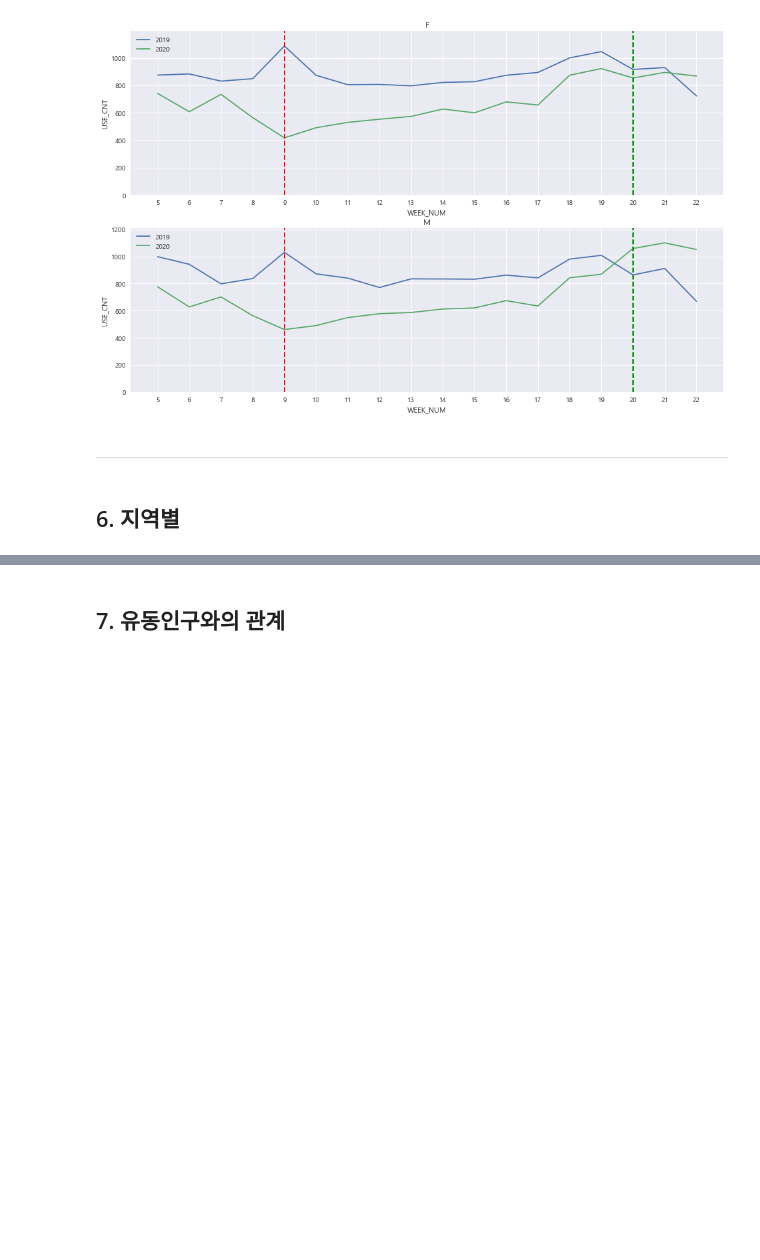
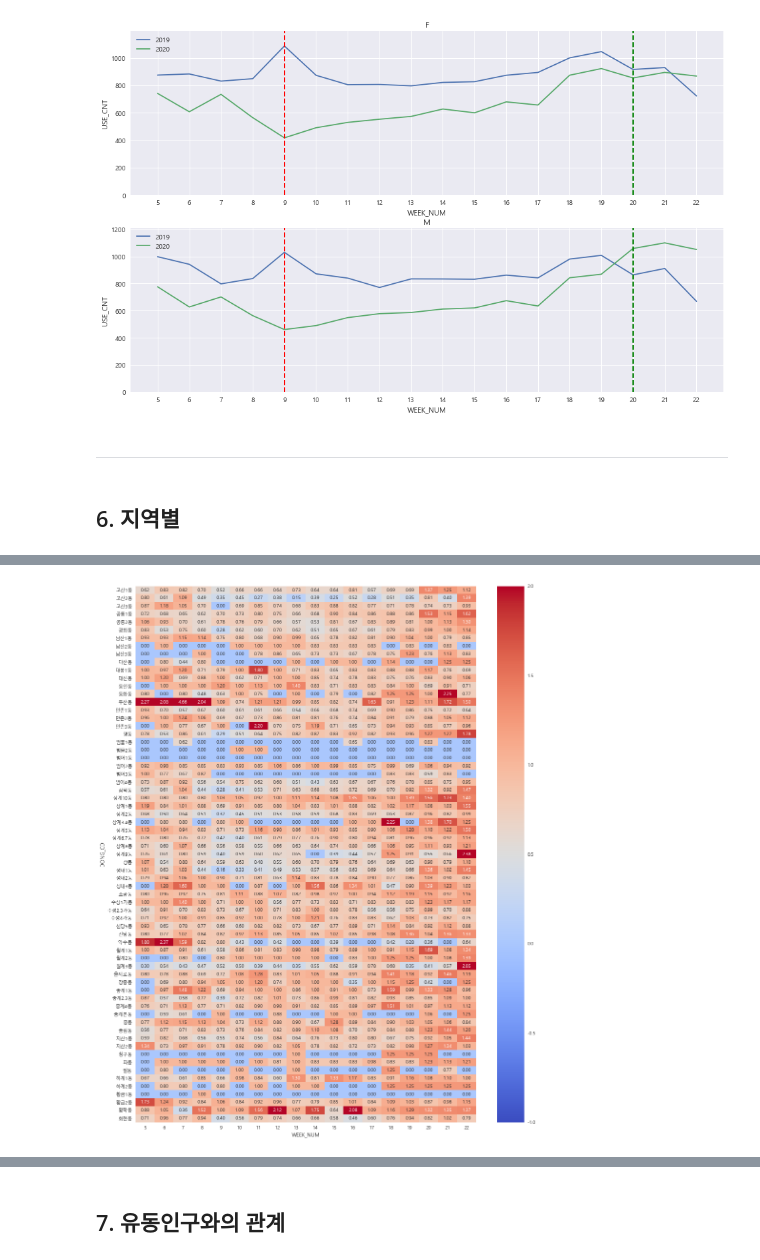
Before and after one commit to minkithub/bigcon2020, a Jupyter notebook: Hyoeun/레저용품.ipynb, the cells around one changed output, grey strips where cells are left out. Saved outputs shown, nothing was run; the diff lists cells and outputs as text; code cells hidden in the pictures; blank space fills up the shorter version.

```diff
--- a/Hyoeun/레저용품.ipynb
+++ b/Hyoeun/레저용품.ipynb
@@ -625,0 +640,4 @@ offline.head()
+# %%
+graph_by_region_ratio(offline, '레저용품', 'MCT_CAT_CD', 'GU_CD', 'DONG_CD', 'USE_CNT')
+# %% [output]
+[figure, added]
```
Also changed, not shown: parts of 7 cells of this notebook.
